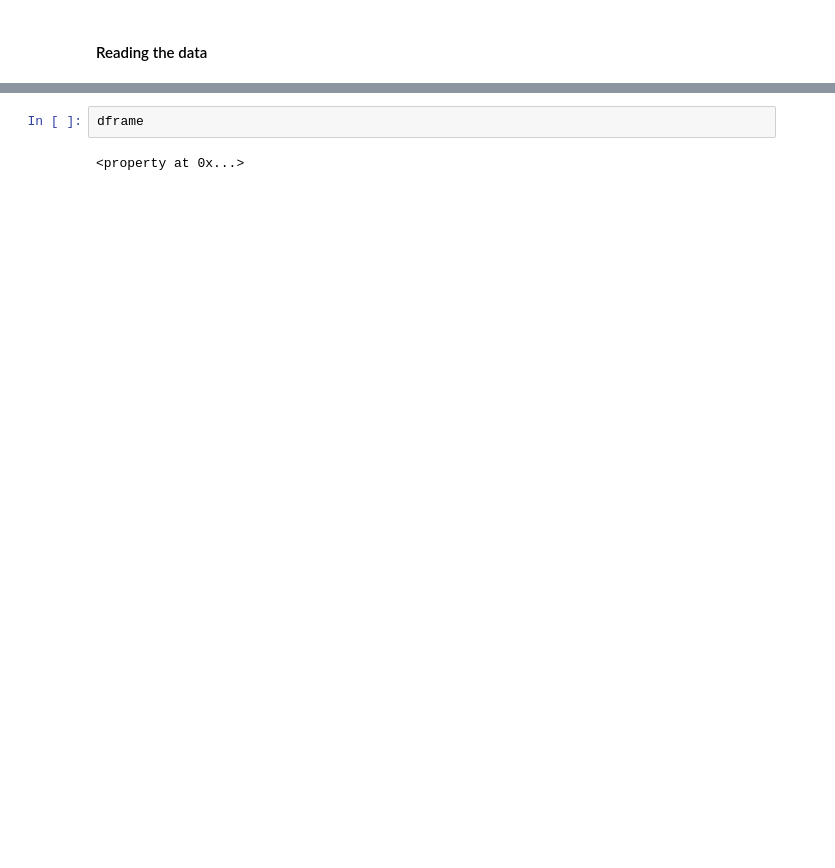
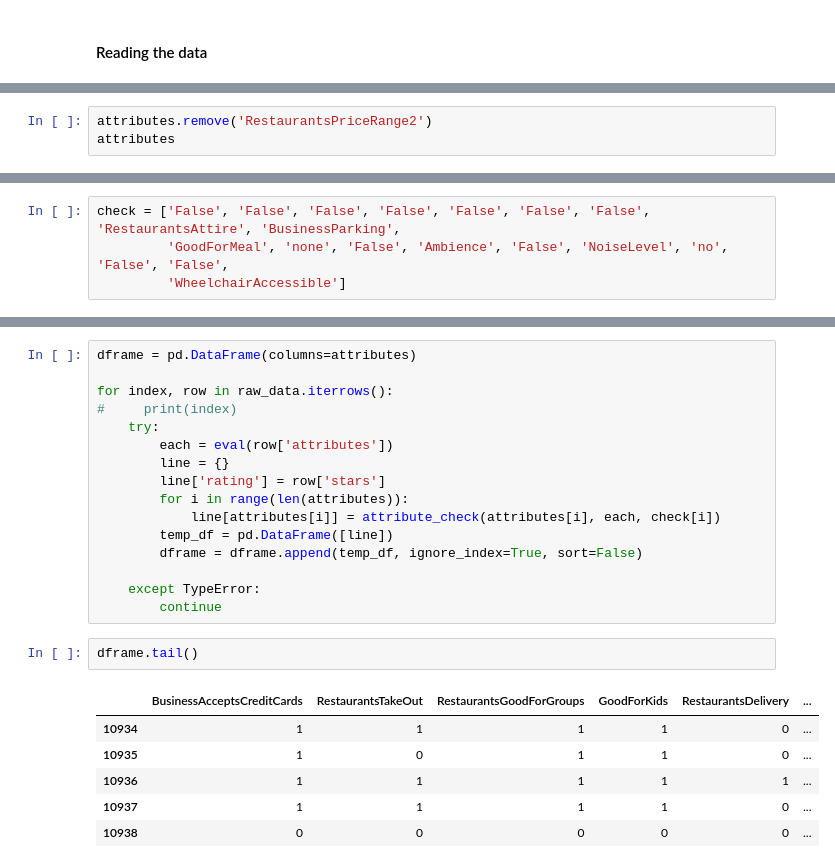
Before and after one commit to nirupampratap/fall2018cse6242, a Jupyter notebook: src/python/prashanth/attributes model.ipynb, the cells around one changed output, grey strips where cells are left out. Drawn from its saved outputs; the diff is of its cells as text; blank space fills up the shorter version.

```diff
--- a/src/python/prashanth/attributes model.ipynb
+++ b/src/python/prashanth/attributes model.ipynb
@@ -31,0 +105,3 @@ KeyError: 'Alcohol'
+# %%
+attributes.remove('RestaurantsPriceRange2')
+attributes
@@ -31,0 +150,4 @@ KeyError: 'Alcohol'
+# %%
+check = ['False', 'False', 'False', 'False', 'False', 'False', 'False', 'RestaurantsAttire', 'BusinessParking',
+         'GoodForMeal', 'none', 'False', 'Ambience', 'False', 'NoiseLevel', 'no', 'False', 'False',
+         'WheelchairAccessible']
@@ -32,4 +165,25 @@ KeyError: 'Alcohol'
+# %%
+dframe = pd.DataFrame(columns=attributes)
+
+for index, row in raw_data.iterrows():
+#     print(index)
+    try:
+        each = eval(row['attributes'])
+        line = {}
+        line['rating'] = row['stars']
+        for i in range(len(attributes)):
+            line[attributes[i]] = attribute_check(attributes[i], each, check[i])
+        temp_df = pd.DataFrame([line])
+        dframe = dframe.append(temp_df, ignore_index=True, sort=False)
+
+    except TypeError:
+        continue
 # %%
-dframe
+dframe.tail()
 # %% [output]
-<property at 0x...>
+|  | BusinessAcceptsCreditCards | RestaurantsTakeOut | RestaurantsGoodForGroups | GoodForKids | RestaurantsDelivery | ... |
+| 10934 | 1 | 1 | 1 | 1 | 0 | ... |
+| 10935 | 1 | 0 | 1 | 1 | 0 | ... |
+| 10936 | 1 | 1 | 1 | 1 | 1 | ... |
+| 10937 | 1 | 1 | 1 | 1 | 0 | ... |
+| 10938 | 0 | 0 | 0 | 0 | 0 | ... |
```
Also changed, not shown: parts of 26 cells of this notebook.
